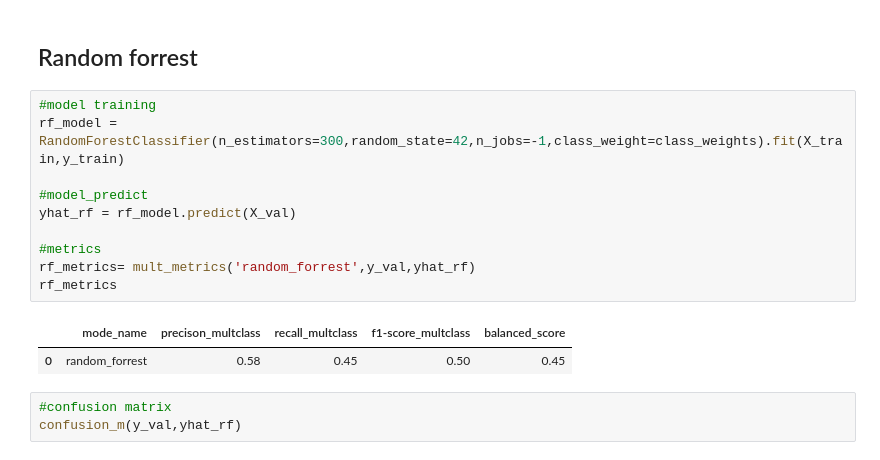
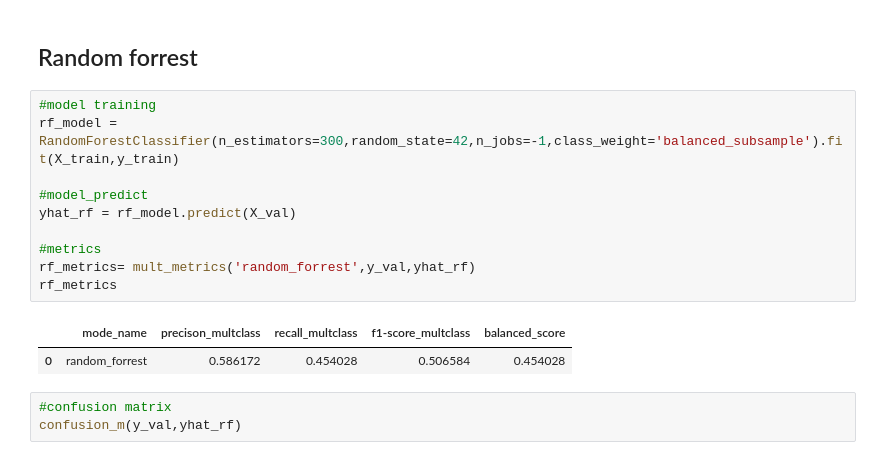
Before and after one commit to lavinomenezes/desafio_indicium, a Jupyter notebook: notebooks/desafio_indicium_lm_v06_machile_learning.ipynb, the cells around one changed output. Cells and saved outputs as stored; diff of their text form.

```diff
--- a/notebooks/desafio_indicium_lm_v06_machile_learning.ipynb
+++ b/notebooks/desafio_indicium_lm_v06_machile_learning.ipynb
@@ -321,17 +377,17 @@ confusion_m(y_val,yhat_lr)
 ## Random forrest
 # %%
 #model training
-rf_model = RandomForestClassifier(n_estimators=300,random_state=42,n_jobs=-1,class_weight=class_weights).fit(X_train,y_train)
+rf_model = RandomForestClassifier(n_estimators=300,random_state=42,n_jobs=-1,class_weight='balanced_subsample').fit(X_train,y_train)
 
 #model_predict
 yhat_rf = rf_model.predict(X_val)
 
 #metrics
 rf_metrics= mult_metrics('random_forrest',y_val,yhat_rf)
 rf_metrics
 # %% [output]
 |  | mode_name | precison_multclass | recall_multclass | f1-score_multclass | balanced_score |
-| 0 | random_forrest | 0.58 | 0.45 | 0.50 | 0.45 |
+| 0 | random_forrest | 0.586172 | 0.454028 | 0.506584 | 0.454028 |
 # %%
 #confusion matrix
 confusion_m(y_val,yhat_rf)
```
Also changed, not shown: parts of 30 cells of this notebook, 2 other files.
